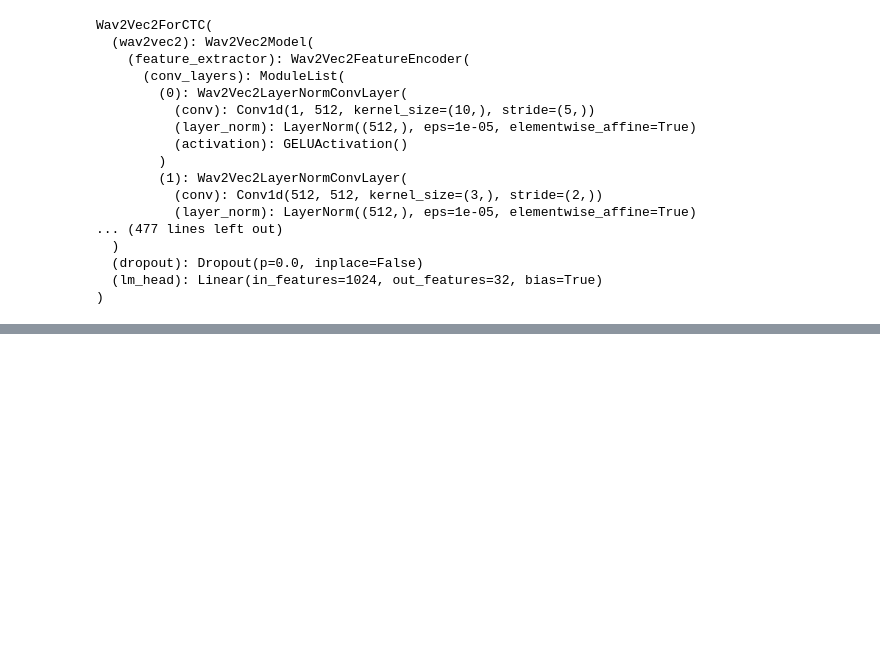
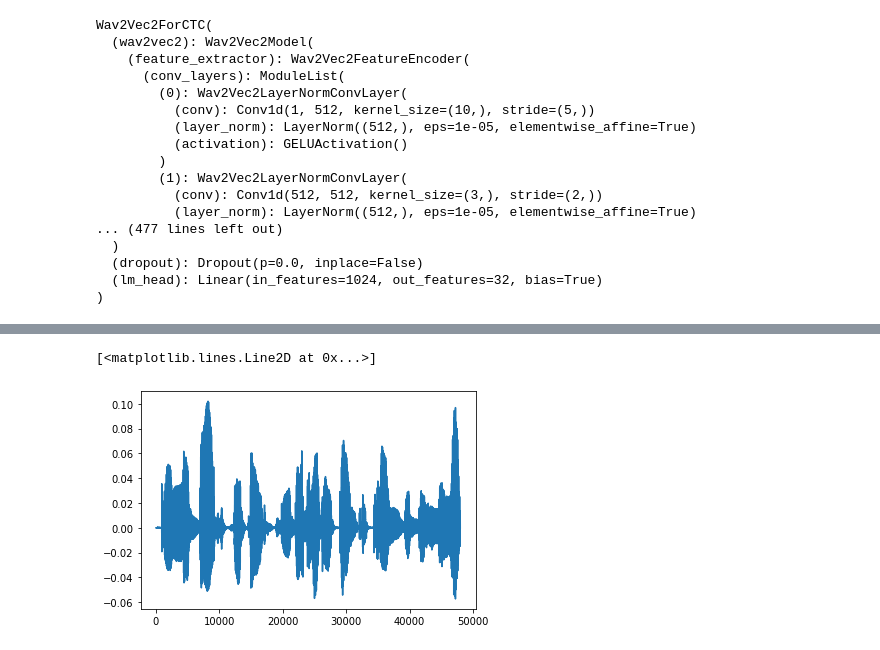
Before and after one commit to sccn/sound2meg, a Jupyter notebook: wav2vec.ipynb, the cells around one changed output, grey strips where cells are left out. Cells and saved outputs as stored; diff of their text form; code cells hidden in the pictures; blank space fills up the shorter version.

```diff
--- a/wav2vec.ipynb
+++ b/wav2vec.ipynb
@@ -112,6 +252,7 @@ import librosa
 import fairseq
 import torch
 import pandas as pd
+from scipy import interpolate
 
 
 model_path = "facebook/wav2vec2-large-xlsr-53"
@@ -147,16 +288,26 @@ files = os.listdir(audio_path)
 
 # Only first three second segements
 for wav_file in files:
-    print(wav_file)
+    #dt = 34200 * 3
+    dt = 16000 * 3
+
     name = re.search('(\d+)\.', wav_file).group().replace('.', '')
 
     audio = os.path.join(audio_path, wav_file)
 
     audio_input, sample_rate = three_second(audio)
+
+    Told = np.linspace(audio_input.min(),audio_input.max(),len(audio_input))
+    F = interpolate.interp1d(Told,audio_input,fill_value='extrapolate')
+    Tnew = np.linspace(audio_input.min(), audio_input.max(), dt)
+    audio_resampled = F(Tnew)
+
     feature_extractor = prepare_feature_extractor(sample_rate)
 
-    input_values = feature_extractor(audio_input, return_tensors="pt").input_values
+    input_values = feature_extractor(audio_resampled, return_tensors="pt").input_values
+    print(input_values.shape)
     logits = model(input_values).logits
-
+    print(logits.shape)
+    break
     output = logits.detach().numpy()
     np.save(os.path.join('/content/Embedding/MyDrive/Embedding', f'{name}.npy'), output)
@@ -162,0 +325,5 @@ for wav_file in files:
+# %%
+plt.plot(audio_resampled)
+# %% [output]
+[<matplotlib.lines.Line2D at 0x...>]
+[figure, added]
```
Also changed, not shown: parts of 19 cells of this notebook.
